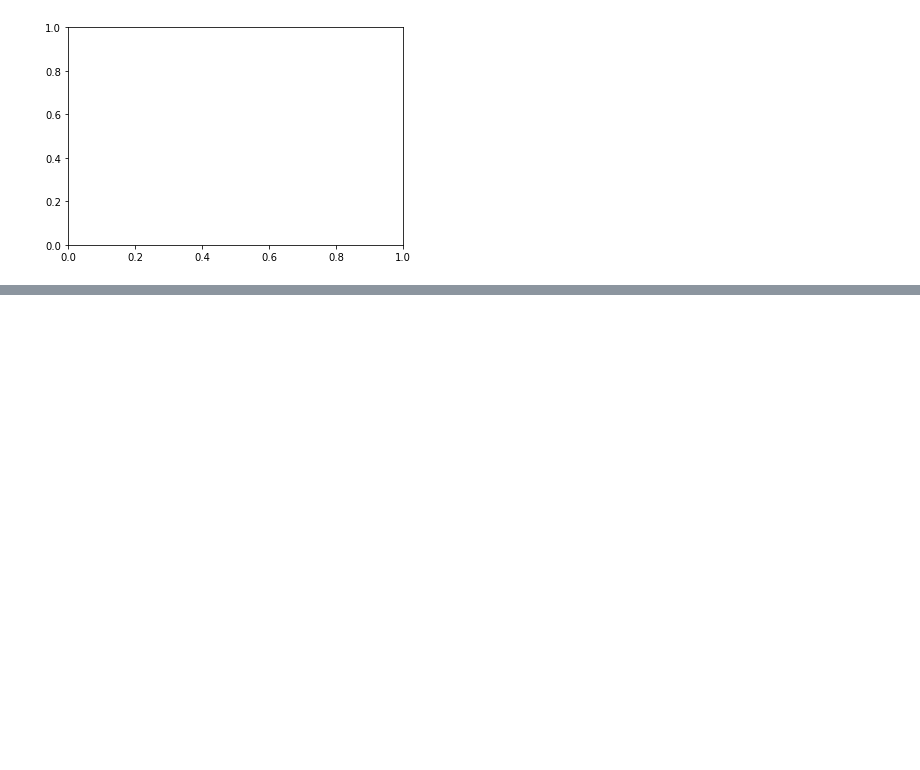
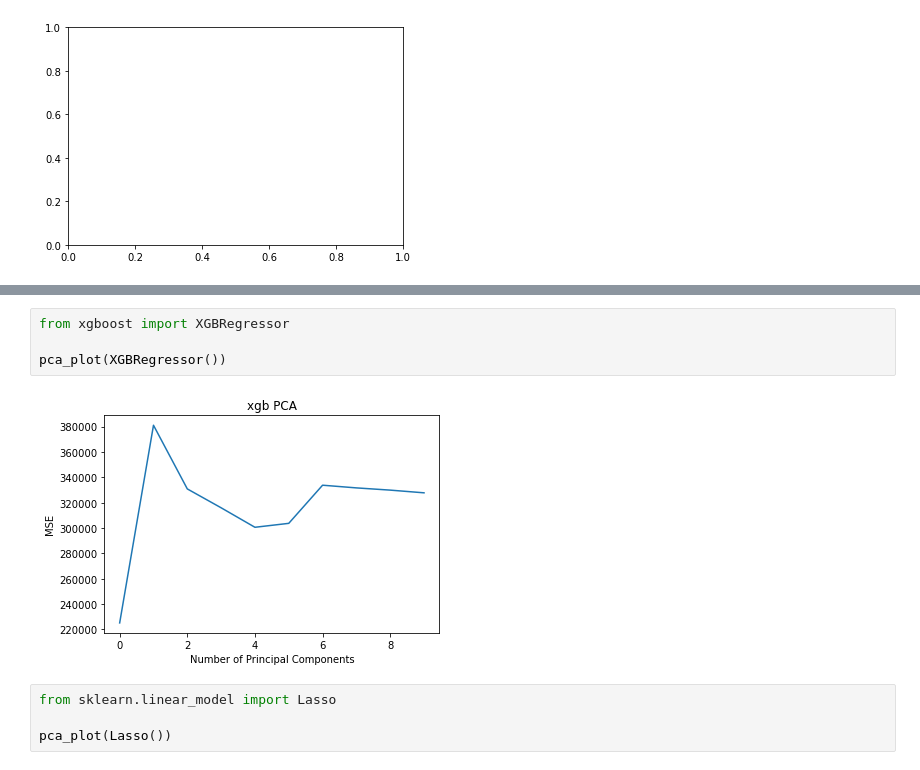
Before and after one commit to seangao14/pstat131proj, a Jupyter notebook: playground.ipynb, the cells around one changed output, grey strips where cells are left out. Drawn from its saved outputs; the diff is of its cells as text; blank space fills up the shorter version.

```diff
--- a/playground.ipynb
+++ b/playground.ipynb
@@ -533,0 +545,10 @@ plt.show()
+# %%
+from xgboost import XGBRegressor
+
+pca_plot(XGBRegressor())
+# %% [output]
+[figure, added]
+# %%
+from sklearn.linear_model import Lasso
+
+pca_plot(Lasso())
```
Also changed, not shown: parts of 3 cells of this notebook.
